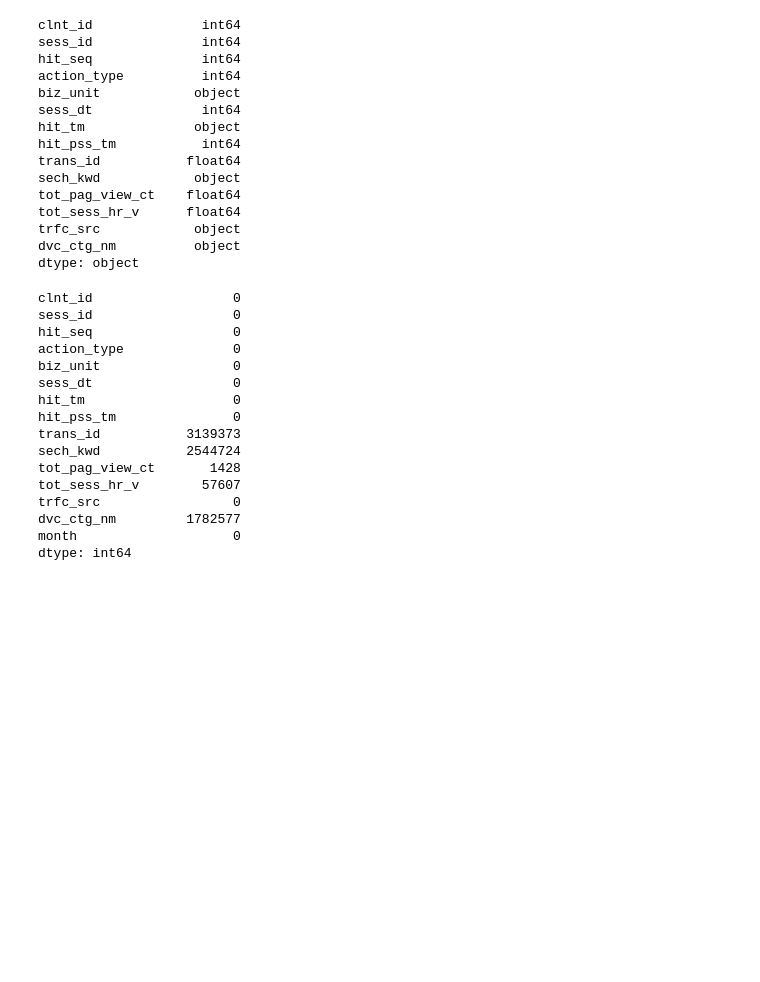
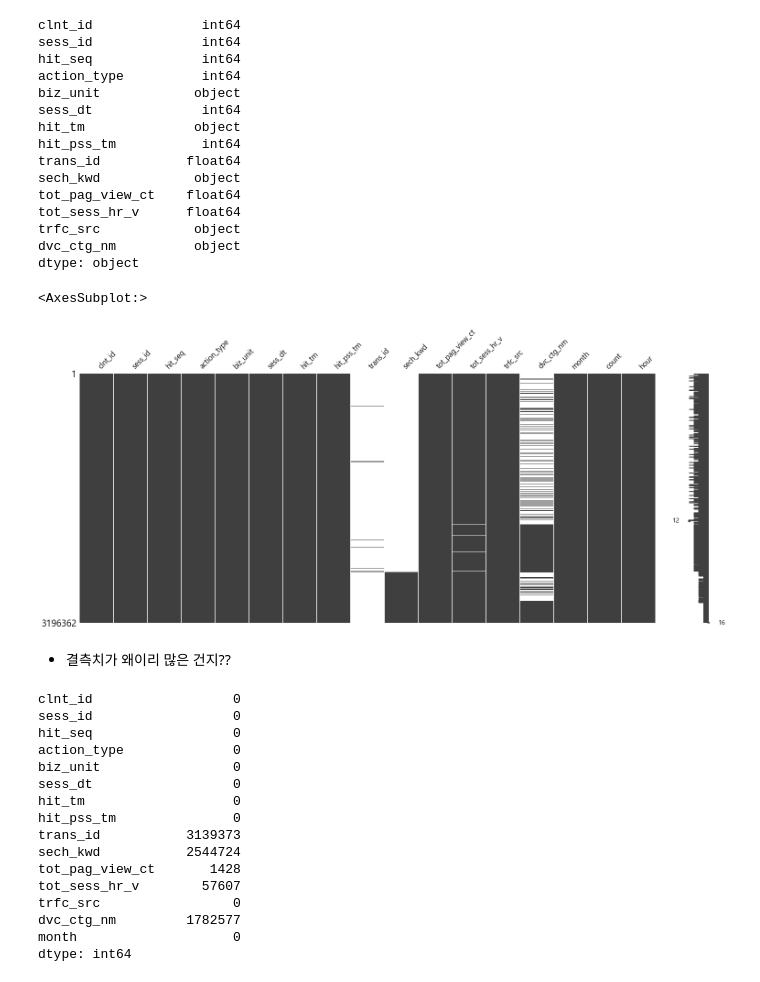
Before and after one commit to Gyeol0/Personalized-Content-Recommendation, a Jupyter notebook: L.Point.ipynb, the cells around one changed output. Cells and saved outputs as stored; diff of their text form; code cells hidden in the pictures; blank space fills up the shorter version.

```diff
--- a/L.Point.ipynb
+++ b/L.Point.ipynb
@@ -197,6 +200,13 @@ tot_sess_hr_v      float64
 trfc_src            object
 dvc_ctg_nm          object
 dtype: object
+# %%
+msno.matrix(online_data)
+# %% [output]
+<AxesSubplot:>
+[figure, added]
+# %% [markdown]
+* 결측치가 왜이리 많은 건지??
 # %%
 online_data.isna().sum()
 # %% [output]
```
Also changed, not shown: parts of 22 cells of this notebook.
